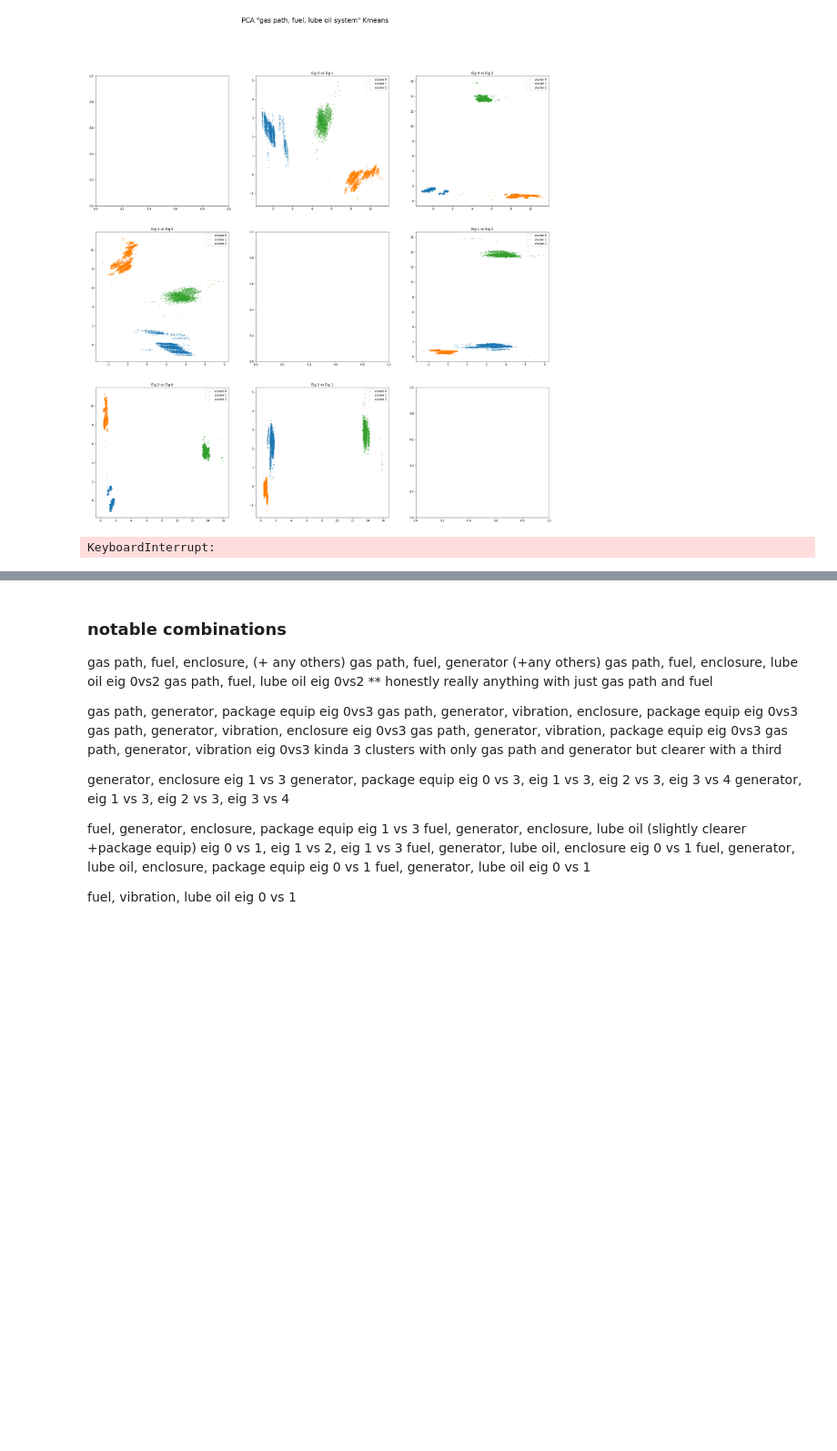
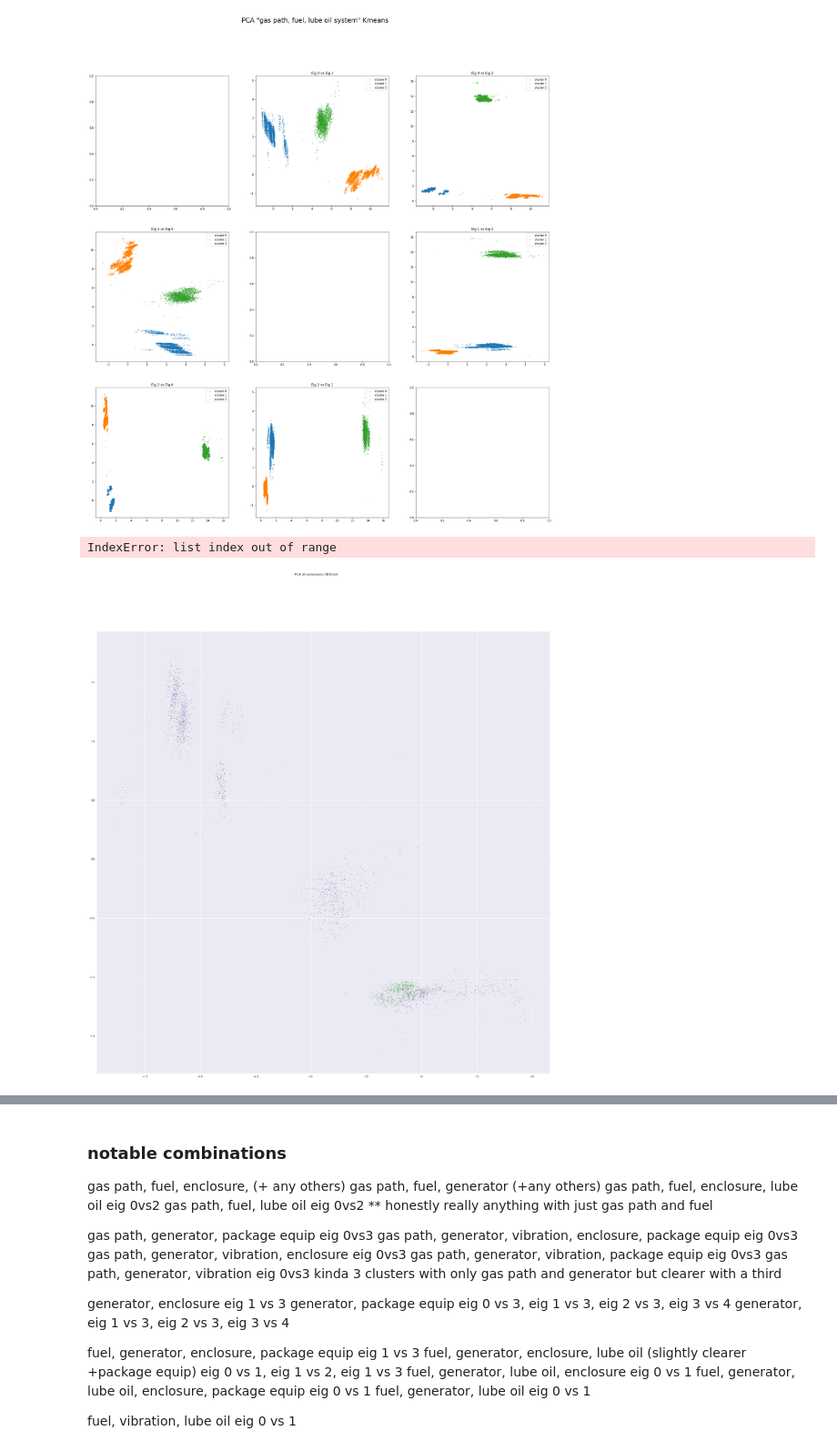
Before and after one commit to j-goldsmith/TurbineTimeSeries.EDA, a Jupyter notebook: eda/pca_model2_by_subsystem_Clustering.ipynb, the cells around one changed output, grey strips where cells are left out. Shown at 91% size. Saved outputs shown, nothing was run; the diff lists cells and outputs as text; code cells hidden in the pictures; blank space fills up the shorter version.

```diff
--- a/eda/pca_model2_by_subsystem_Clustering.ipynb
+++ b/eda/pca_model2_by_subsystem_Clustering.ipynb
@@ -328,51 +464,52 @@ clustering_algo_dict = {'kmeans':kmeans, 'AffinityProp': AffinityProp,'Meanshift
 
 no_clusts = 2
 num_eigs_toclust = 20
-reduced_onepsn = rd_df[rd_df['psn']==49]
+reduced_onepsn = rd_df[rd_df['psn']==46]
 clustering_algo = 'DBSCAN'
 
 # kmeans = KMeans(init='k-means++', n_clusters=no_clusts, n_init=10)
 index_cols = ['id','timestamp','psn']
 other_cols = [j for j in reduced_onepsn.columns.values if j not in index_cols]
-reduced_onepsn_scaled = StandardScaler().fit_transform(reduced_onepsn[other_cols])
+reduced_onepsn_scaled = pd.DataFrame(StandardScaler().fit_transform(reduced_onepsn[other_cols]))
 for i in index_cols:
     reduced_onepsn_scaled[i] = reduced_onepsn[i]
 
 
-kmeans  = DBSCAN(eps=0.5)
+kmeans  = DBSCAN(eps=0.5, min_samples=n_clusts)
 kmeans_results = kmeans.fit_predict(reduced_onepsn_scaled[list(range(num_eigs_toclust))]) ## returns a 1-d array of which cluster each row is in
-reduced_onepsn['cluster'] = kmeans_results
+reduced_onepsn_scaled['cluster'] = kmeans_results
 
-f, axarr = plt.subplots(2,1)
+f, axarr = plt.subplots(1,1)
 f.set_figheight(30)
 f.set_figwidth(30)
 f.suptitle('PCA all subsystems ' + str(clustering_algo))
 for i in sorted(reduced_onepsn_scaled['cluster'].unique()):
     tempdf = reduced_onepsn_scaled[reduced_onepsn_scaled['cluster']==i]
-    axarr[0].scatter(tempdf[0].values,tempdf[1].values,s=3,alpha=0.5,c=color_pal[i],label = 'cluster '+str(i))
-    axarr[1].plot(tempdf['timestamp'].values,tempdf[0].values,alpha=0.5,c=color_pal[i],label = 'cluster '+str(i))
+    axarr.scatter(tempdf[0].values,tempdf[1].values,s=3,alpha=0.5,c=color_pal[i],label = 'cluster '+str(i))
+#     axarr[1].plot(tempdf['timestamp'].values,tempdf[0].values,alpha=0.5,c=color_pal[i],label = 'cluster '+str(i))
 
 axarr[0].legend()
 plt.show()
 
 ### use below for subplots
 
 # n_eigs_x=3
 # n_eigs_y=3
 # f, axarr = plt.subplots(n_eigs_x, n_eigs_y)
 # f.set_figheight(30)
 # f.set_figwidth(30)
 # f.suptitle('PCA all subsystems Kmeans',fontsize=24)
 # for i in range(n_eigs_x):
 #     for j in range(n_eigs_y):
 #         if i==j:
 #             continue
 #         for k in sorted(reduced_onepsn['cluster'].unique()):
 #             tempdf = reduced_onepsn[reduced_onepsn['cluster']==k]
 
 #             axarr[i, j].scatter(tempdf[i].values,tempdf[j].values,s=3,alpha=0.5,c=color_pal[k],label = 'cluster '+str(k))
 #             axarr[i, j].set_title('Eig '+str(i) + ' vs Eig '+ str(j))
 #             axarr[i, j].legend()
 # plt.show()
 # %% [output]
-KeyboardInterrupt:
+IndexError: list index out of range
+[figure, added]
```
Also changed, not shown: parts of 20 cells of this notebook.
